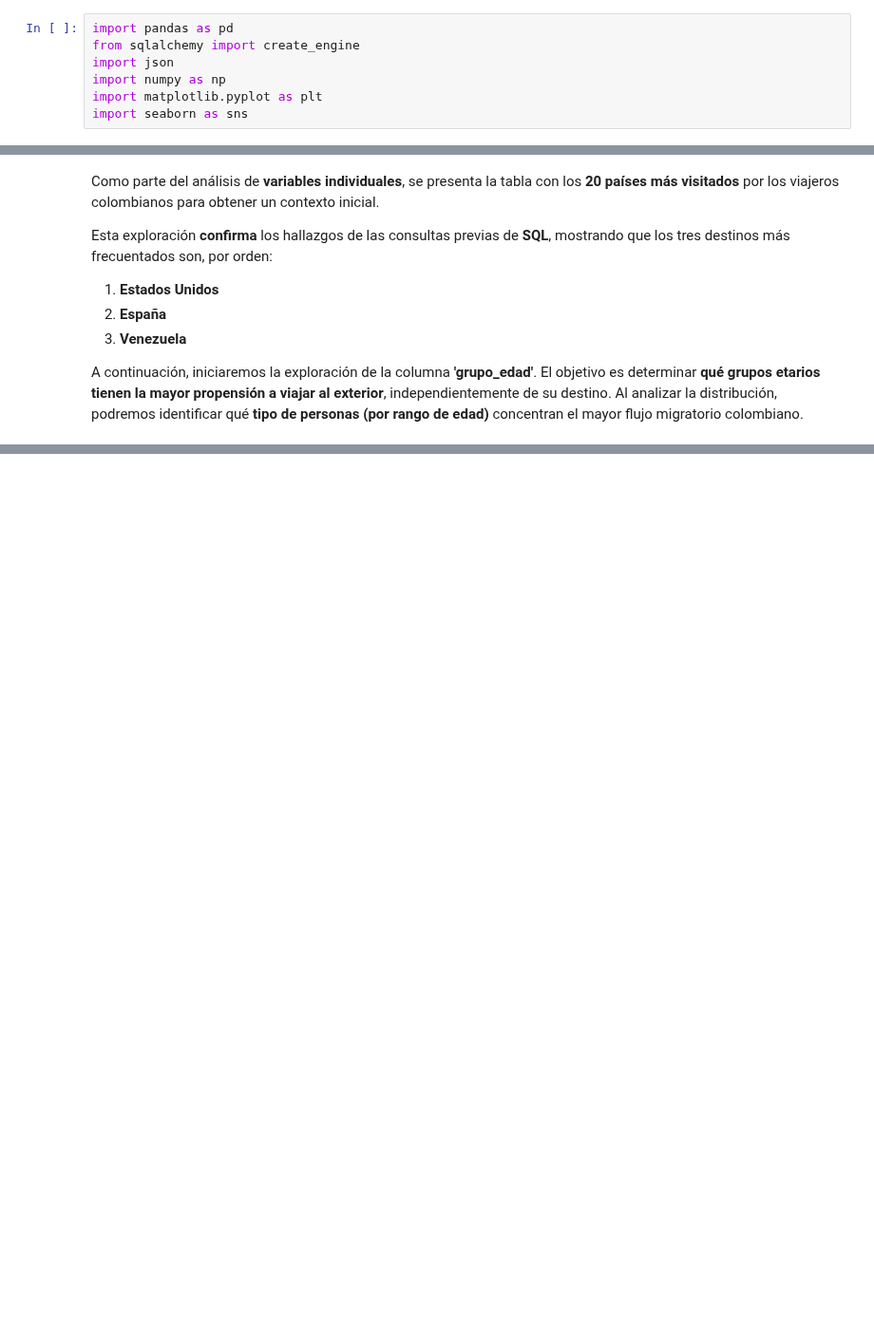
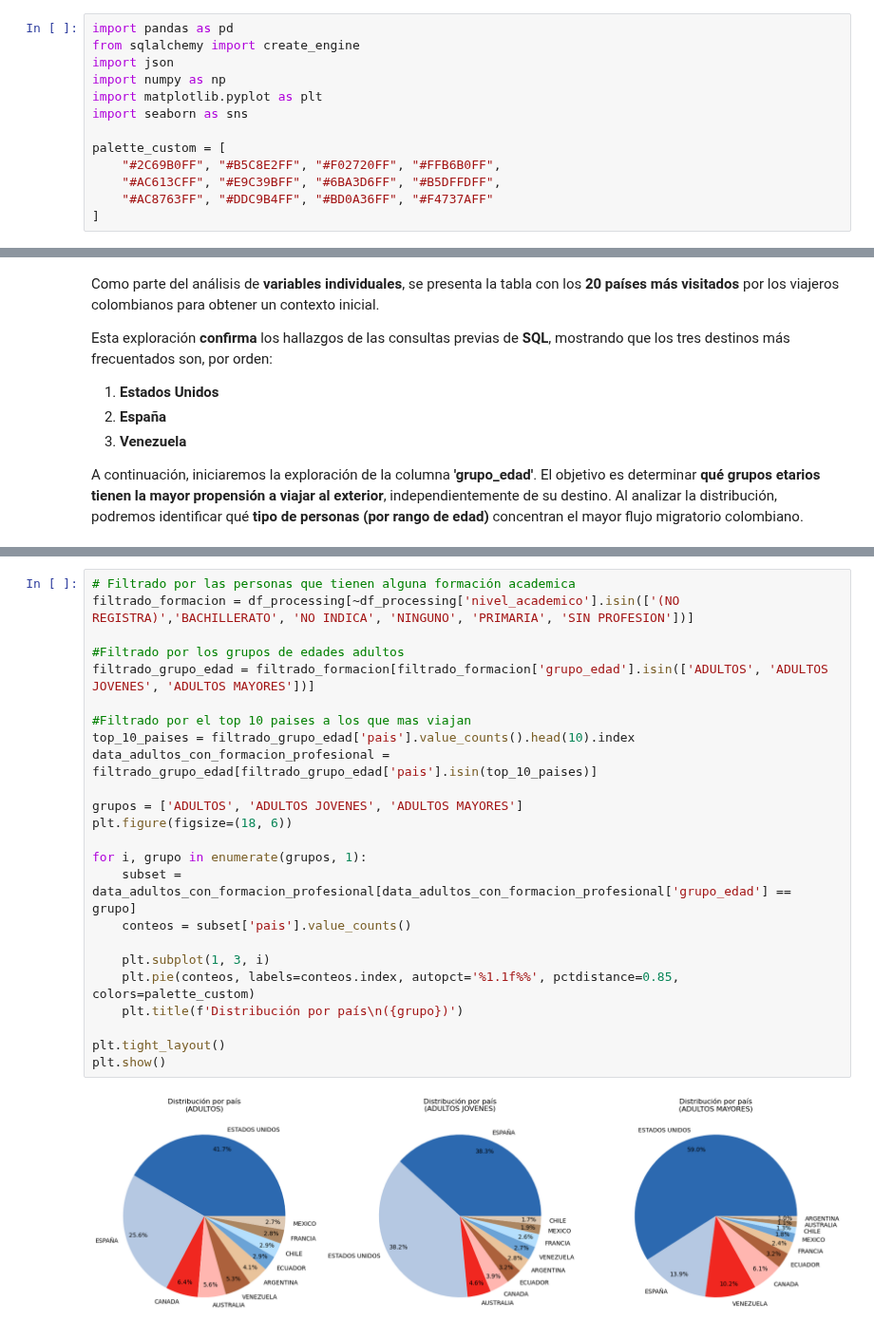
Before and after one commit to AlejandroSegura24/Colombians-migration-data-analysis, a Jupyter notebook: Notebooks/EDA colombians migration.ipynb, the cells around one changed output, grey strips where cells are left out. Shown at 95% size. Drawn from its saved outputs; the diff is of its cells as text; blank space fills up the shorter version.

```diff
--- a/Notebooks/EDA colombians migration.ipynb
+++ b/Notebooks/EDA colombians migration.ipynb
@@ -9,6 +9,12 @@ import json
 import numpy as np
 import matplotlib.pyplot as plt
 import seaborn as sns
+
+palette_custom = [
+    "#2C69B0FF", "#B5C8E2FF", "#F02720FF", "#FFB6B0FF",
+    "#AC613CFF", "#E9C39BFF", "#6BA3D6FF", "#B5DFFDFF",
+    "#AC8763FF", "#DDC9B4FF", "#BD0A36FF", "#F4737AFF"
+]
 # %% [markdown]
 Cargaremos el **conjunto de datos** (dataset) desde **PostgreSQL** para:
 
@@ -252,0 +414,26 @@ Para responder a esta hipótesis, el siguiente paso será analizar la columna **
+# %%
+# Filtrado por las personas que tienen alguna formación academica
+filtrado_formacion = df_processing[~df_processing['nivel_academico'].isin(['(NO REGISTRA)','BACHILLERATO', 'NO INDICA', 'NINGUNO', 'PRIMARIA', 'SIN PROFESION'])]
+
+#Filtrado por los grupos de edades adultos
+filtrado_grupo_edad = filtrado_formacion[filtrado_formacion['grupo_edad'].isin(['ADULTOS', 'ADULTOS JOVENES', 'ADULTOS MAYORES'])]
+
+#Filtrado por el top 10 paises a los que mas viajan
+top_10_paises = filtrado_grupo_edad['pais'].value_counts().head(10).index
+data_adultos_con_formacion_profesional = filtrado_grupo_edad[filtrado_grupo_edad['pais'].isin(top_10_paises)]
+
+grupos = ['ADULTOS', 'ADULTOS JOVENES', 'ADULTOS MAYORES']
+plt.figure(figsize=(18, 6))
+
+for i, grupo in enumerate(grupos, 1):
+    subset = data_adultos_con_formacion_profesional[data_adultos_con_formacion_profesional['grupo_edad'] == grupo]
+    conteos = subset['pais'].value_counts()
+
+    plt.subplot(1, 3, i)
+    plt.pie(conteos, labels=conteos.index, autopct='%1.1f%%', pctdistance=0.85, colors=palette_custom)
+    plt.title(f'Distribución por país\n({grupo})')
+
+plt.tight_layout()
+plt.show()
+# %% [output]
+[figure, added]
```
Also changed, not shown: parts of 22 cells of this notebook.
